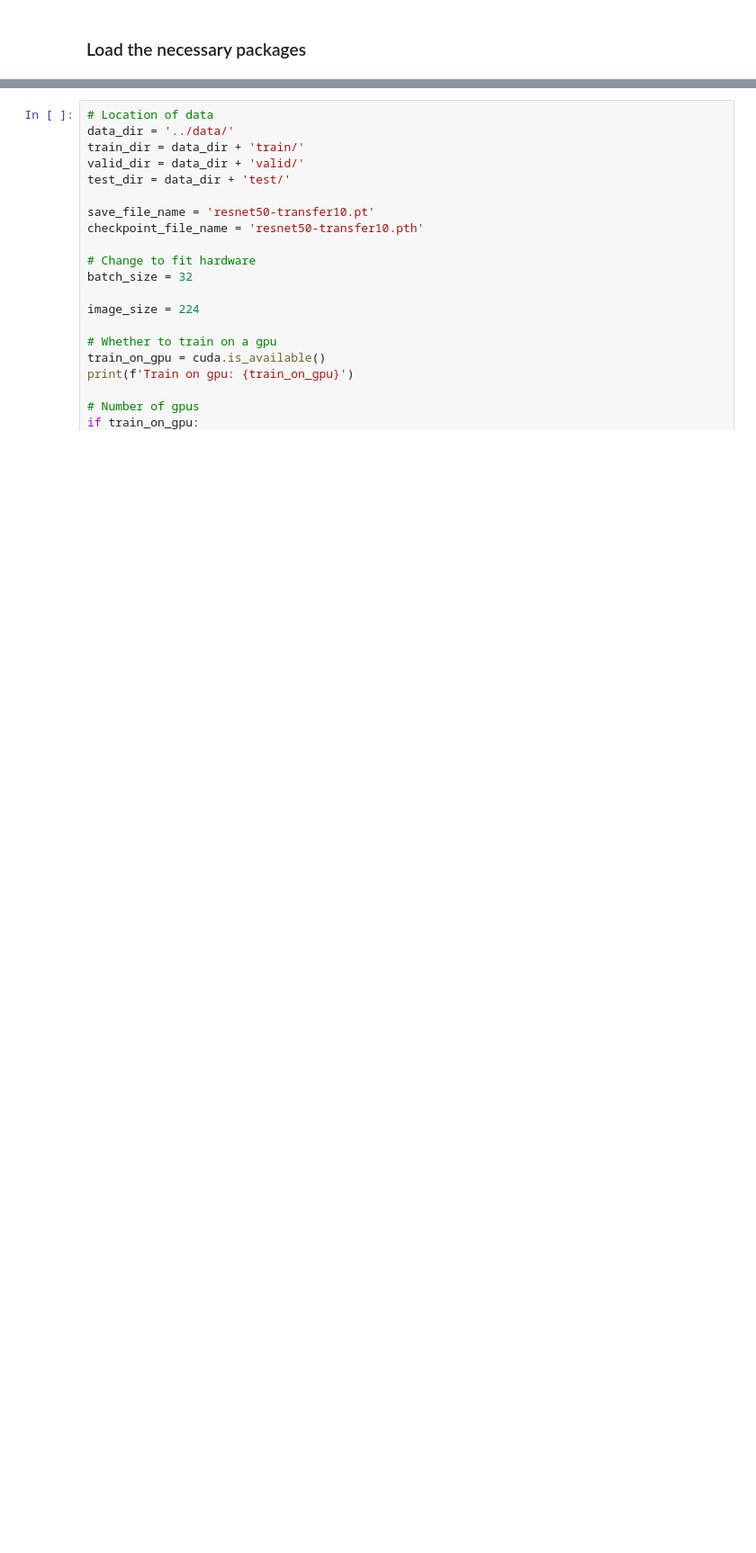
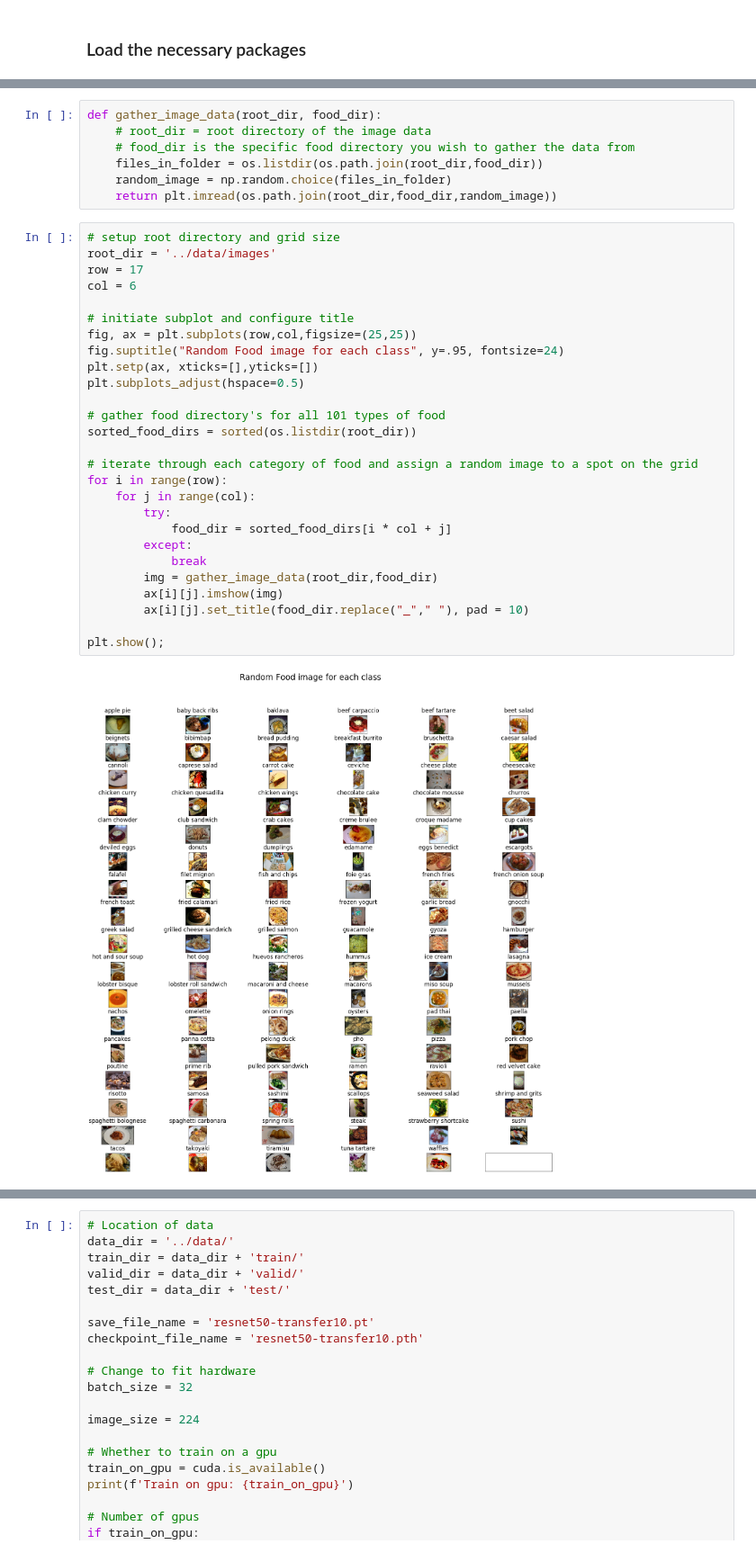
Before and after one commit to jvjruiz/Food-101-Capstone, a Jupyter notebook: notebooks/pytorch_cnn_resnet50.ipynb, the cells around one changed output, grey strips where cells are left out. Shown at 90% size. Saved outputs shown, nothing was run; the diff lists cells and outputs as text; blank space fills up the shorter version.

```diff
--- a/notebooks/PyTorch CNN with transfer learning via Resnet50.ipynb
+++ b/notebooks/pytorch_cnn_resnet50.ipynb
@@ -45,0 +79,36 @@ WARNING:torch_lr_finder.lr_finder:To enable mixed precision training, please ins
+# %%
+def gather_image_data(root_dir, food_dir):
+    # root_dir = root directory of the image data
+    # food_dir is the specific food directory you wish to gather the data from
+    files_in_folder = os.listdir(os.path.join(root_dir,food_dir))
+    random_image = np.random.choice(files_in_folder)
+    return plt.imread(os.path.join(root_dir,food_dir,random_image))
+# %%
+# setup root directory and grid size
+root_dir = '../data/images'
+row = 17
+col = 6
+
+# initiate subplot and configure title
+fig, ax = plt.subplots(row,col,figsize=(25,25))
+fig.suptitle("Random Food image for each class", y=.95, fontsize=24)
+plt.setp(ax, xticks=[],yticks=[])
+plt.subplots_adjust(hspace=0.5)
+
+# gather food directory's for all 101 types of food
+sorted_food_dirs = sorted(os.listdir(root_dir))
+
+# iterate through each category of food and assign a random image to a spot on the grid
+for i in range(row):
+    for j in range(col):
+        try:
+            food_dir = sorted_food_dirs[i * col + j]
+        except:
+            break
+        img = gather_image_data(root_dir,food_dir)
+        ax[i][j].imshow(img)
+        ax[i][j].set_title(food_dir.replace("_"," "), pad = 10)
+
+plt.show();
+# %% [output]
+[figure, added]
```
Also changed, not shown: parts of 16 cells of this notebook, 3 other files.
